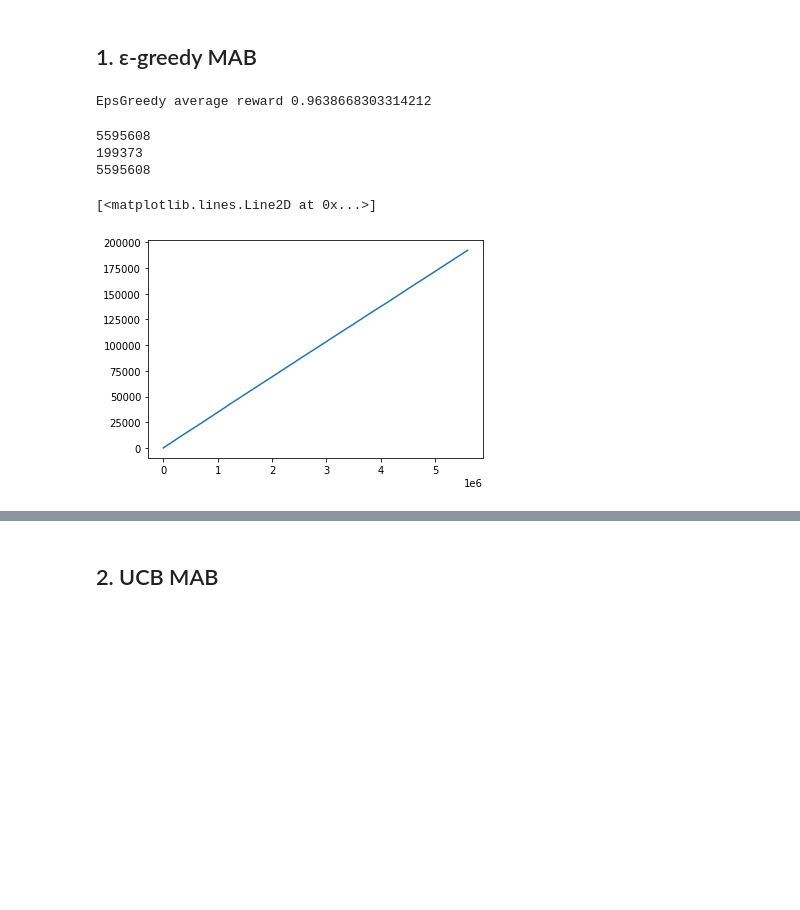
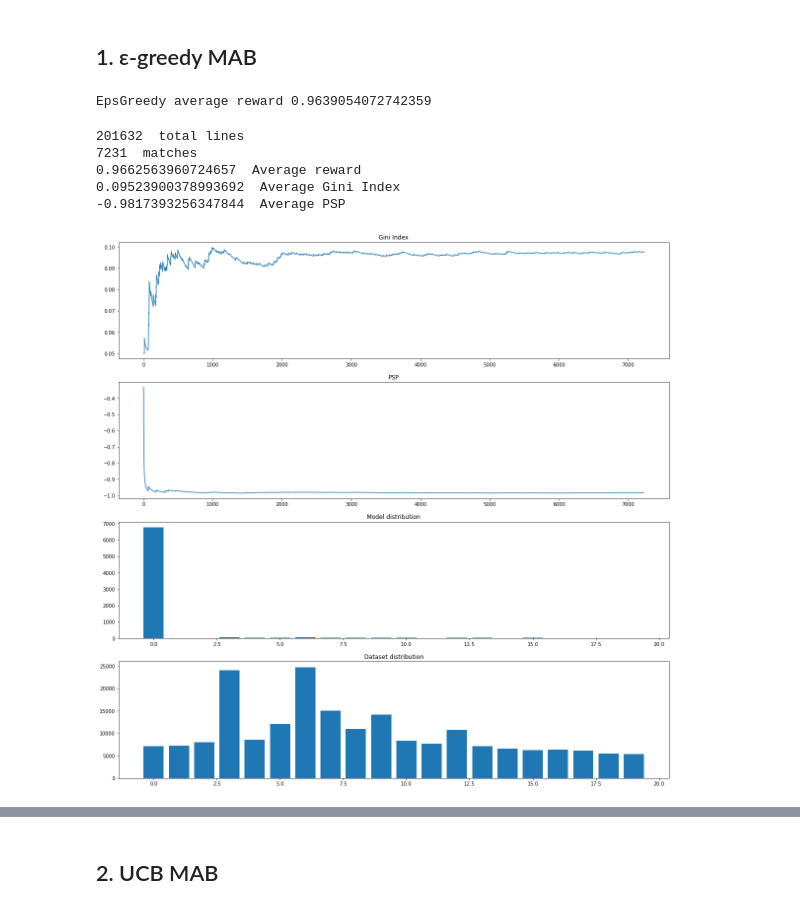
Before and after one commit to jule8198/MABRec, a Jupyter notebook: MABs.ipynb, the cells around one changed output, grey strips where cells are left out. Cells and saved outputs as stored; diff of their text form; code cells hidden in the pictures; blank space fills up the shorter version.

```diff
--- a/MABs.ipynb
+++ b/MABs.ipynb
@@ -90,7 +91,7 @@ def break_tie(_range):
 # %%
 # load dataset here
 
-data = np.loadtxt("../ml-25m/bigdataset.txt")
+data = np.loadtxt("./smalltraindataset.txt")
 arms, rewards, contexts = data[:,0], data[:,1], data[:,2:]
 arms = arms.astype(np.int64)
 rewards = rewards.astype(float)
@@ -99,3 +100,4 @@ n_arms = len(np.unique(arms))
 n_events = len(contexts)
 n_dims = int(len(contexts[0])/n_arms)
 contexts = contexts.reshape(n_events, n_arms, n_dims)
+datadist = np.array([Counter(arms)[x] for x in np.arange(20)])
@@ -212,24 +243,36 @@ class EpsGreedy(MAB):
         self.clicks[arm] += 1
         self.rewards[arm] += self.reward
         self.q[arm] = self.rewards[arm] / self.clicks[arm]
+# %%
+def evaluateMab(results, dist, psp):
+    print(n_events, " total lines")
+    print(results.shape[0], " matches")
+    print(np.mean(results[:, 1]), " Average reward")
+    print(np.mean(results[:, 2]), " Average Gini Index")
+    print(np.mean(results[:, 3]), " Average PSP")
+
+    fig, axs = plt.subplots(4,1, sharex=False, figsize=(20,20))
+    axs[0].plot(results[:, 2])
+    axs[0].title.set_text("Gini Index")
+    axs[1].plot(results[:, 3])
+    axs[1].title.set_text("PSP")
+    axs[2].bar(np.arange(20), dist)
+    axs[2].title.set_text("Model distribution")
+    axs[3].bar(np.arange(20), datadist)
+    axs[3].title.set_text("Dataset distribution")
 # %%
 mab = EpsGreedy(20, 0.05)
-results_EpsGreedy, acc = offlineEvaluate(mab, arms, rewards, contexts, len(arms))
+results_EpsGreedy, dist, psp = offlineEvaluate(mab, arms, rewards, contexts, None)
 print('EpsGreedy average reward', np.mean(results_EpsGreedy[:, 1]))
 # %% [output]
-EpsGreedy average reward 0.9638668303314212
+EpsGreedy average reward 0.9639054072742359
-# %%
-print(len(arms))
-print(len(results_EpsGreedy))
-print(n_events)
-# %% [output]
-5595608
-199373
-5595608
-# %%
-from matplotlib import pyplot as plt
-plt.plot(np.cumsum(acc))
-# np.cumsum(acc)
-# %% [output]
-[<matplotlib.lines.Line2D at 0x...>]
-[figure, removed]
+# %%
+results_EpsGreedy, dist, psp = offlineEvaluate(mab, arms, rewards, contexts, None, 0)
+evaluateMab(results_EpsGreedy, dist, psp)
+# %% [output]
+201632  total lines
+7231  matches
+0.9662563960724657  Average reward
+0.09523900378993692  Average Gini Index
+-0.9817393256347844  Average PSP
+[figure, added]
```
Also changed, not shown: parts of 7 cells of this notebook.
